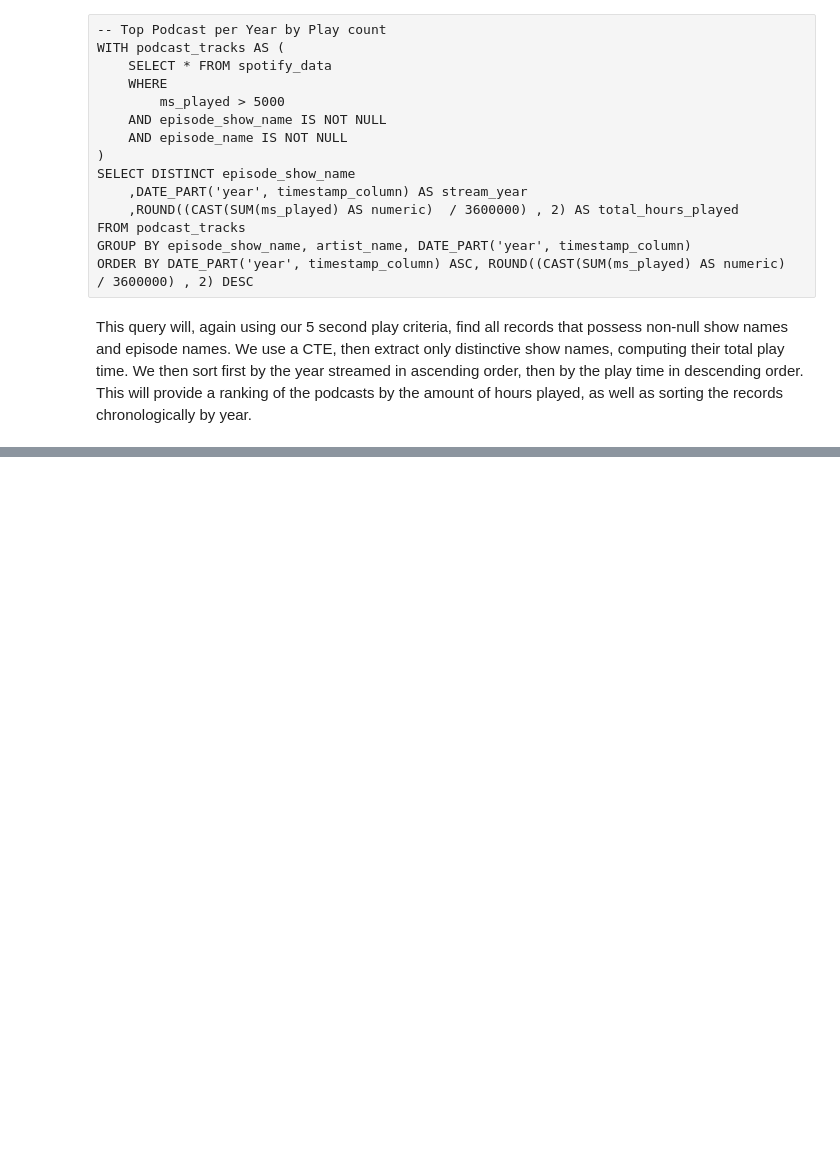
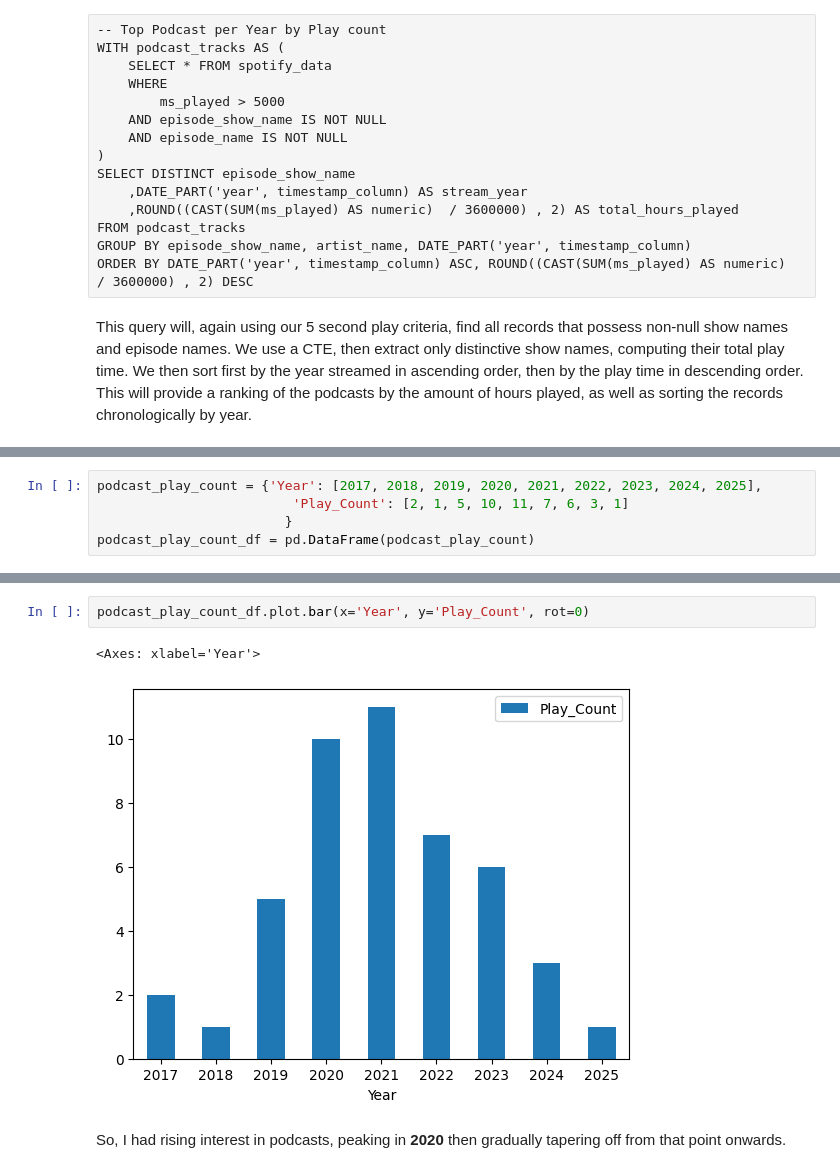
Before and after one commit to terryjbates/Spotify_Streaming_Data_Analysis, a Jupyter notebook: notebooks/Spotify_Streaming_Analysis.ipynb, the cells around one changed output, grey strips where cells are left out. Cells and saved outputs as stored; diff of their text form; blank space fills up the shorter version.

Commit message:
Add Top Podcasts section

```diff
--- a/notebooks/Spotify_Streaming_Analysis.ipynb
+++ b/notebooks/Spotify_Streaming_Analysis.ipynb
@@ -1651,0 +1703,5 @@ This query will, again using our 5 second play criteria, find all records that p
+# %%
+podcast_play_count = {'Year': [2017, 2018, 2019, 2020, 2021, 2022, 2023, 2024, 2025],
+                         'Play_Count': [2, 1, 5, 10, 11, 7, 6, 3, 1]
+                        }
+podcast_play_count_df = pd.DataFrame(podcast_play_count)
@@ -1651,0 +1721,7 @@ This query will, again using our 5 second play criteria, find all records that p
+# %%
+podcast_play_count_df.plot.bar(x='Year', y='Play_Count', rot=0)
+# %% [output]
+<Axes: xlabel='Year'>
+[figure, added]
+# %% [markdown]
+So, I had rising interest in podcasts, peaking in **2020** then gradually tapering off from that point onwards.
```
Also changed, not shown: parts of 8 cells of this notebook.
